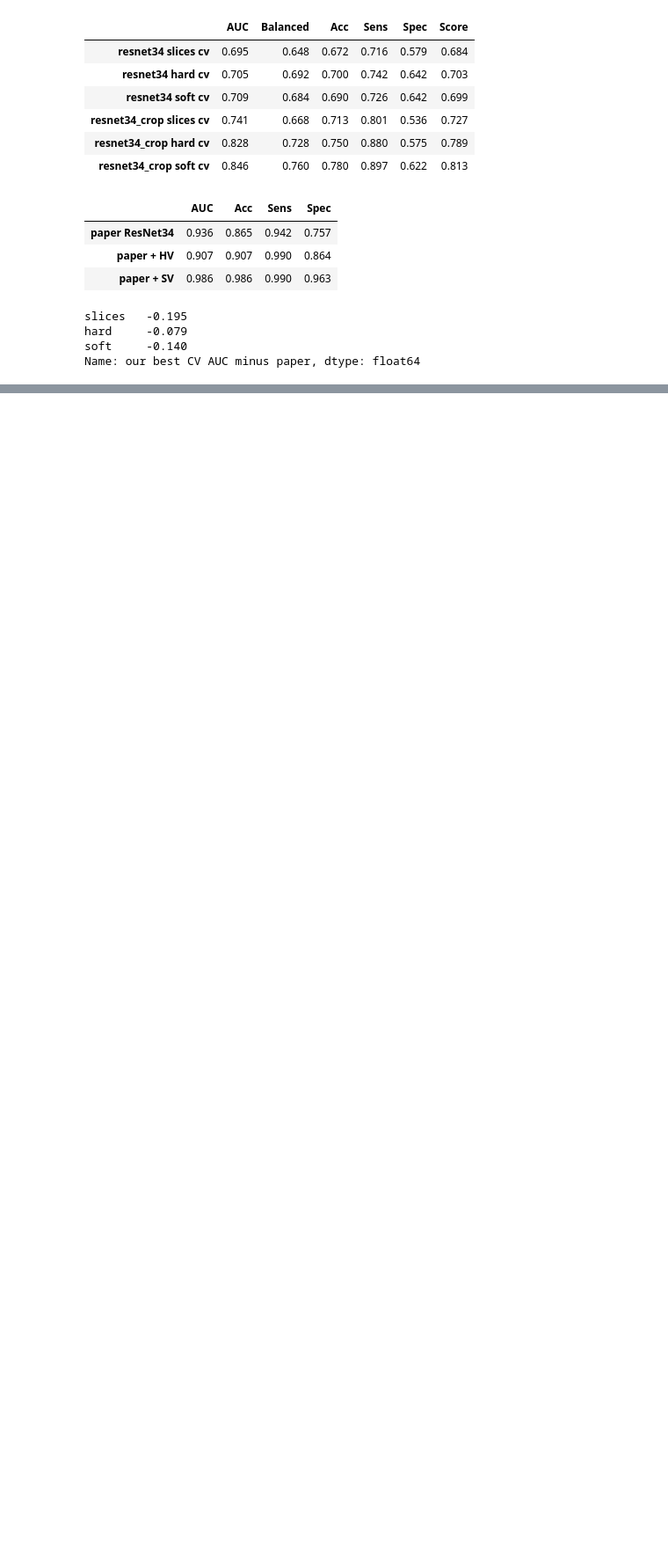
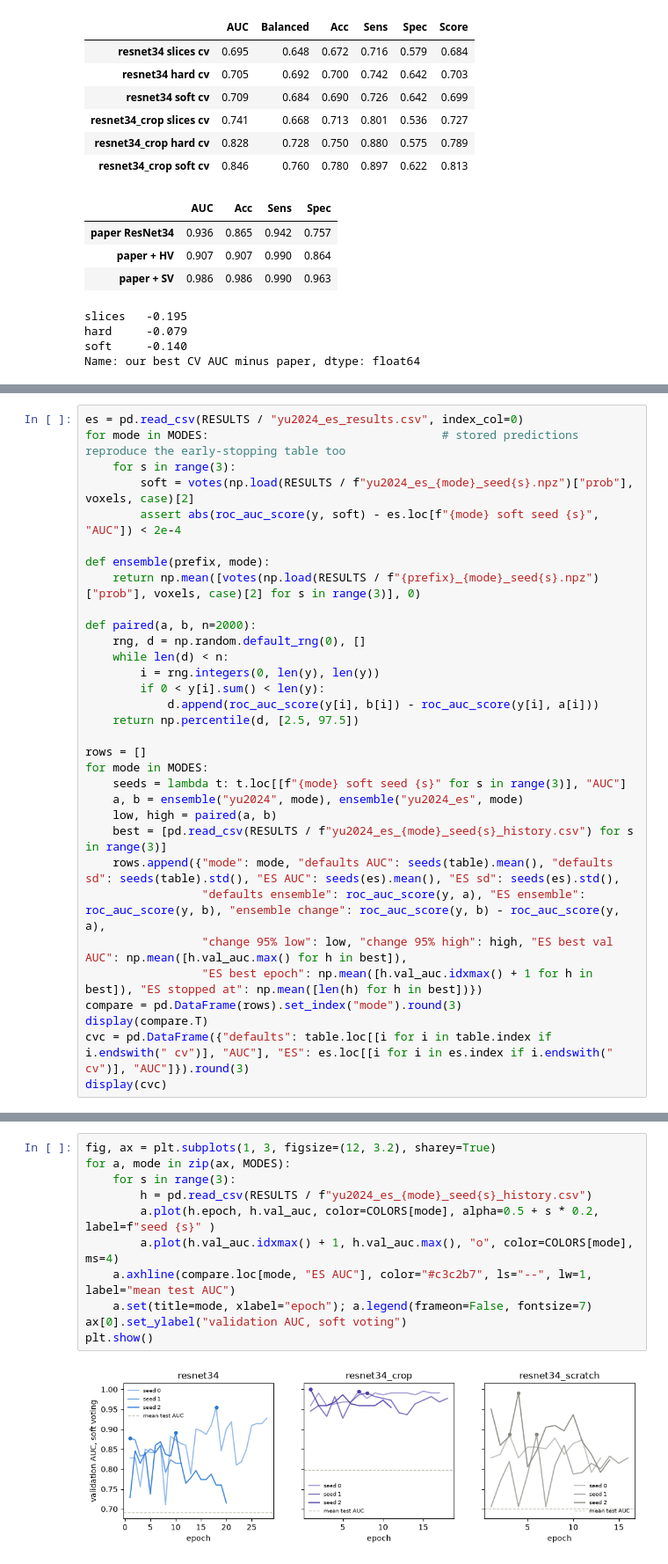
Before and after one commit to mralinp/abus-classification, a Jupyter notebook: notebooks/6-yu2024.ipynb, the cells around one changed output, grey strips where cells are left out. Shown at 88% size. Saved outputs shown, nothing was run; the diff lists cells and outputs as text; blank space fills up the shorter version.

Commit message:
docs: Yu 2024 early stopping results, comparison with the paper defaults and challenge benchmark

```diff
--- a/notebooks/6-yu2024.ipynb
+++ b/notebooks/6-yu2024.ipynb
@@ -163,0 +170,32 @@ Name: our best CV AUC minus paper, dtype: float64
+# %%
+es = pd.read_csv(RESULTS / "yu2024_es_results.csv", index_col=0)
+for mode in MODES:                                  # stored predictions reproduce the early-stopping table too
+    for s in range(3):
+        soft = votes(np.load(RESULTS / f"yu2024_es_{mode}_seed{s}.npz")["prob"], voxels, case)[2]
+        assert abs(roc_auc_score(y, soft) - es.loc[f"{mode} soft seed {s}", "AUC"]) < 2e-4
+
+def ensemble(prefix, mode):
+    return np.mean([votes(np.load(RESULTS / f"{prefix}_{mode}_seed{s}.npz")["prob"], voxels, case)[2] for s in range(3)], 0)
+
+def paired(a, b, n=2000):
+    rng, d = np.random.default_rng(0), []
+    while len(d) < n:
+        i = rng.integers(0, len(y), len(y))
+        if 0 < y[i].sum() < len(y):
+            d.append(roc_auc_score(y[i], b[i]) - roc_auc_score(y[i], a[i]))
+    return np.percentile(d, [2.5, 97.5])
+
+rows = []
+for mode in MODES:
+    seeds = lambda t: t.loc[[f"{mode} soft seed {s}" for s in range(3)], "AUC"]
+    a, b = ensemble("yu2024", mode), ensemble("yu2024_es", mode)
+    low, high = paired(a, b)
+    best = [pd.read_csv(RESULTS / f"yu2024_es_{mode}_seed{s}_history.csv") for s in range(3)]
+    rows.append({"mode": mode, "defaults AUC": seeds(table).mean(), "defaults sd": seeds(table).std(), "ES AUC": seeds(es).mean(), "ES sd": seeds(es).std(),
+                 "defaults ensemble": roc_auc_score(y, a), "ES ensemble": roc_auc_score(y, b), "ensemble change": roc_auc_score(y, b) - roc_auc_score(y, a),
+                 "change 95% low": low, "change 95% high": high, "ES best val AUC": np.mean([h.val_auc.max() for h in best]),
+                 "ES best epoch": np.mean([h.val_auc.idxmax() + 1 for h in best]), "ES stopped at": np.mean([len(h) for h in best])})
+compare = pd.DataFrame(rows).set_index("mode").round(3)
+display(compare.T)
+cvc = pd.DataFrame({"defaults": table.loc[[i for i in table.index if i.endswith(" cv")], "AUC"], "ES": es.loc[[i for i in es.index if i.endswith(" cv")], "AUC"]}).round(3)
+display(cvc)
@@ -163,0 +223,13 @@ Name: our best CV AUC minus paper, dtype: float64
+# %%
+fig, ax = plt.subplots(1, 3, figsize=(12, 3.2), sharey=True)
+for a, mode in zip(ax, MODES):
+    for s in range(3):
+        h = pd.read_csv(RESULTS / f"yu2024_es_{mode}_seed{s}_history.csv")
+        a.plot(h.epoch, h.val_auc, color=COLORS[mode], alpha=0.5 + s * 0.2, label=f"seed {s}" )
+        a.plot(h.val_auc.idxmax() + 1, h.val_auc.max(), "o", color=COLORS[mode], ms=4)
+    a.axhline(compare.loc[mode, "ES AUC"], color="#c3c2b7", ls="--", lw=1, label="mean test AUC")
+    a.set(title=mode, xlabel="epoch"); a.legend(frameon=False, fontsize=7)
+ax[0].set_ylabel("validation AUC, soft voting")
+plt.show()
+# %% [output]
+[figure, added]
```
Also changed, not shown: parts of 6 cells of this notebook, 42 other files.
